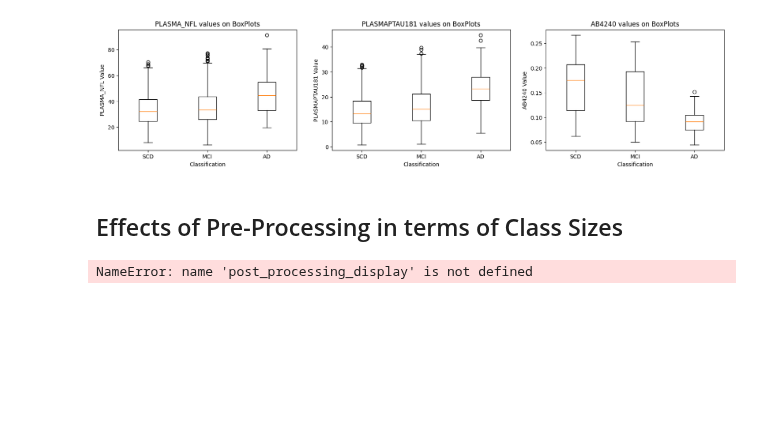
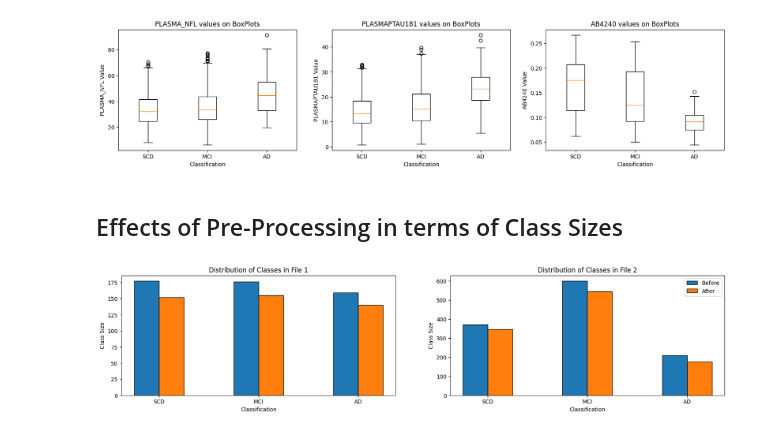
Before and after one commit to danielmakin/NoMoreAlzheimersDisease, a Jupyter notebook: PreProcessing.ipynb, the cells around one changed output. Cells and saved outputs as stored; diff of their text form; code cells hidden in the pictures; blank space fills up the shorter version.

```diff
--- a/PreProcessing.ipynb
+++ b/PreProcessing.ipynb
@@ -165,6 +165,7 @@ preprocessor.write_to_csv('OutliersRemoved/File2.csv')
 # %%
 from PreProcessingPy import post_processing_display
 # Download the Data Files
-vd = post_processing_display()
+vd = post_processing_display(['File1.csv', 'File2.csv'])
+vd.display_results()
 # %% [output]
-NameError: name 'post_processing_display' is not defined
+[figure, added]
```
Also changed, not shown: 4 other files.
